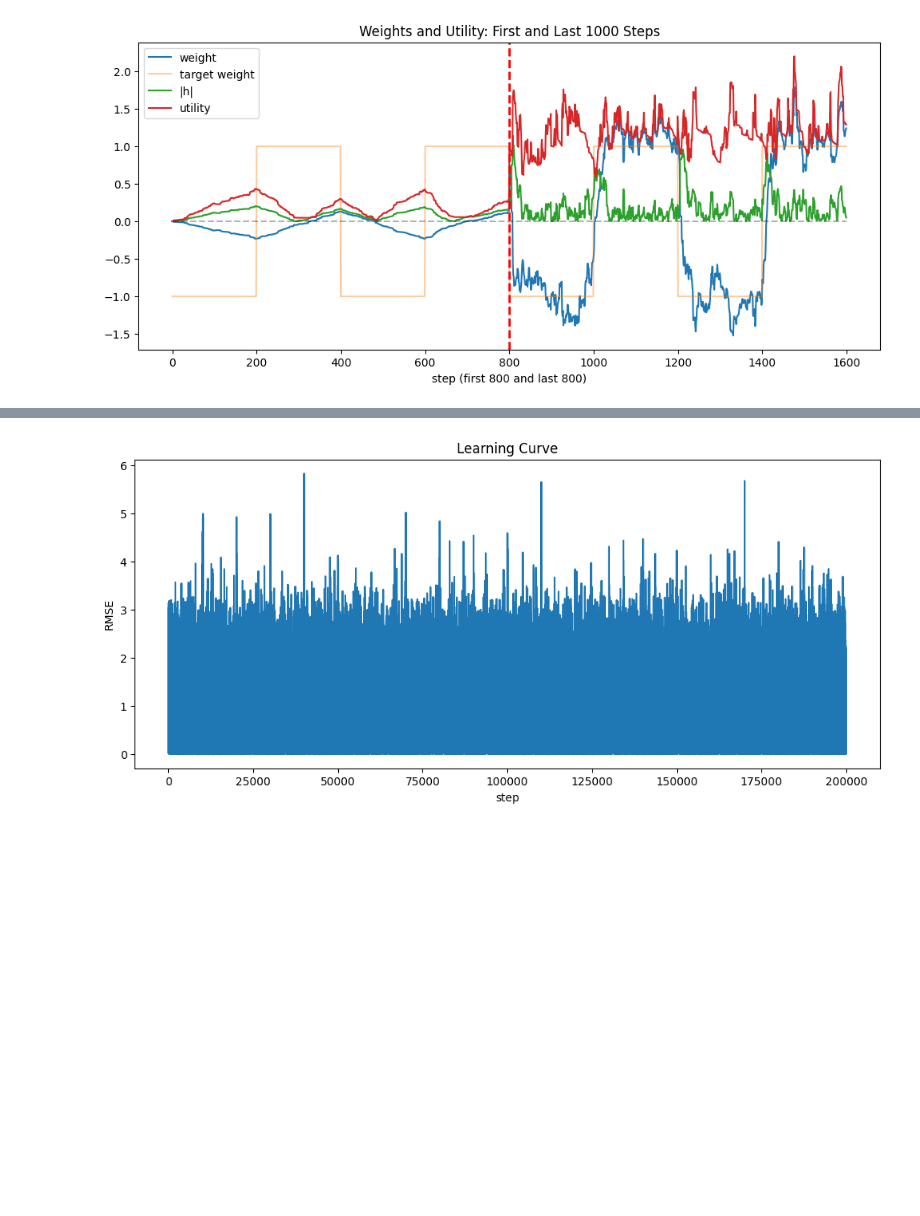
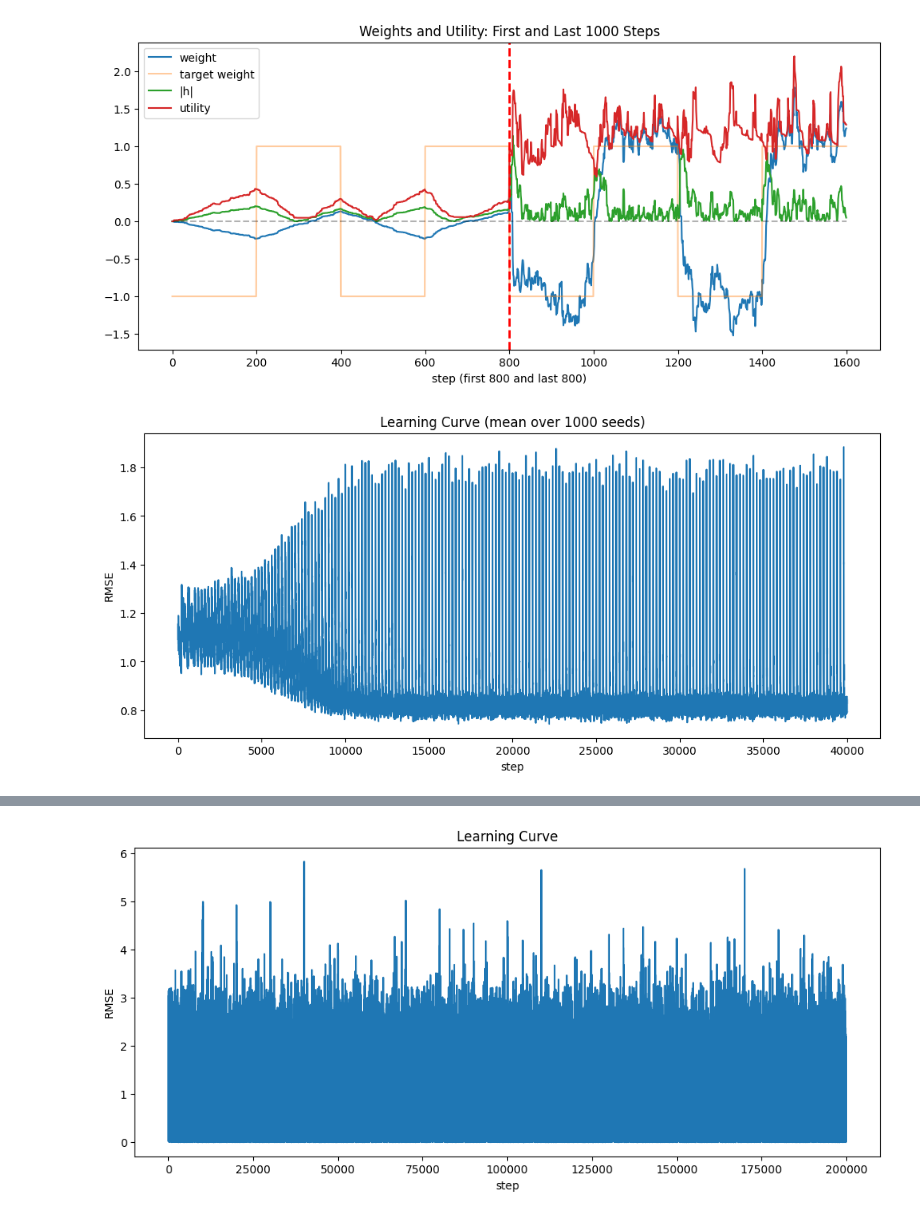
Before and after one commit to ejmejm/phd_research, a Jupyter notebook: phd/sandbox/feature_sifting/exploration/combined_weight_step_size_utility.ipynb, the cells around one changed output, grey strips where cells are left out. Drawn from its saved outputs; the diff is of its cells as text; code cells hidden in the pictures; blank space fills up the shorter version.

Commit message:
Added more seeds for utility test

```diff
--- a/phd/sandbox/feature_sifting/exploration/combined_weight_step_size_utility.ipynb
+++ b/phd/sandbox/feature_sifting/exploration/combined_weight_step_size_utility.ipynb
@@ -149,3 +147,91 @@ plt.show()
 [figure]
 [figure]
 [figure]
+# %%
+TRAIN_STEPS = 40_000
+FLIP_PERIOD = 200
+N_SEEDS = 1000
+
+META_STEP_SIZE = 0.02
+TAU = 1e4
+
+
+def init_state(key):
+    return dict(key=key, target_weight=1.0, step_size=0.001, weight=0.0, h=0.0, v=0.0)
+
+
+@jax.jit
+def step_fn(state, step):
+    key, x_key, noise_key = jax.random.split(state['key'], 3)
+    target_weight = jnp.where(step % FLIP_PERIOD == 0, -state['target_weight'], state['target_weight'])
+    step_size, weight, h, v = state['step_size'], state['weight'], state['h'], state['v']
+
+    x = jax.random.normal(x_key)
+    target = target_weight * x + jax.random.normal(noise_key)
+    pred = weight * x
+
+    error = target - pred
+    grad = error * x
+
+    # Autostep meta-update
+    v = jnp.maximum(jnp.abs(grad * h), v + step_size * x**2 / TAU * (jnp.abs(grad * h) - v))
+    step_size = jnp.where(v != 0, step_size * jnp.exp(META_STEP_SIZE * grad * h / v), step_size)
+    step_size /= jnp.maximum(step_size * x**2, 1)
+
+    weight += step_size * grad
+    h = h * jnp.maximum(0, 1 - step_size * x**2) + step_size * grad
+
+    new_state = dict(key=key, target_weight=target_weight, step_size=step_size, weight=weight, h=h, v=v)
+    out = dict(abs_error=jnp.abs(error), weight=weight, target_weight=target_weight, h=h, step_size=step_size)
+    return new_state, out
+
+
+keys = jax.random.split(jax.random.PRNGKey(0), N_SEEDS)
+states = jax.vmap(init_state)(keys)
+batched_step = jax.vmap(step_fn, in_axes=(0, None))
+_, hist = jax.lax.scan(batched_step, states, jnp.arange(TRAIN_STEPS))  # leaves: (TRAIN_STEPS, N_SEEDS)
+
+rmse_history = hist['abs_error'].mean(axis=1)
+step_size_history = hist['step_size'].mean(axis=1)
+weight_history = hist['weight'].mean(axis=1)
+target_weight_history = hist['target_weight'].mean(axis=1)
+abs_h_history = jnp.abs(hist['h']).mean(axis=1)
+utility_history = (jnp.abs(hist['h']) + jnp.abs(hist['weight'])).mean(axis=1)
+
+plt.figure(figsize=(12, 5))
+plt.plot(rmse_history)
+plt.title(f'Learning Curve (mean over {N_SEEDS} seeds)')
+plt.ylabel('RMSE')
+plt.xlabel('step')
+plt.show()
+
+plt.plot(step_size_history)
+plt.ylabel('step-size')
+plt.xlabel('step')
+plt.show()
+
+# Define how many steps to show at the start and end
+n_display = 800
+
+# Prepare data indices
+start_idxs = np.arange(n_display)
+end_idxs = np.arange(TRAIN_STEPS - n_display, TRAIN_STEPS)
+middle_bar = n_display  # The step where start transitions to end in concatenated plot
+steps_concat = np.arange(2 * n_display)
+
+# Concatenate the two sections for plotting
+concat = lambda a: np.concatenate([np.asarray(a)[start_idxs], np.asarray(a)[end_idxs]])
+
+plt.figure(figsize=(12, 5))
+plt.plot(steps_concat, concat(weight_history), label='weight')
+plt.plot(steps_concat, concat(target_weight_history), alpha=0.4, label='target weight')
+plt.plot(steps_concat, concat(abs_h_history), label='|h|')
+plt.plot(steps_concat, concat(utility_history), label='utility')
+plt.hlines(0, 0, 2 * n_display, alpha=0.3, linestyle='--', color='black')
+plt.axvline(x=middle_bar, color='red', linestyle='--', linewidth=2.0)  # Vertical bar to separate
+plt.xlabel(f'step (first {n_display} and last {n_display})')
+plt.legend()
+plt.title(f'Weights and Utility: First and Last {n_display} Steps (mean over {N_SEEDS} seeds)')
+plt.show()
+# %% [output]
+[figure, added]
```
Also changed, not shown: parts of 3 cells of this notebook.
